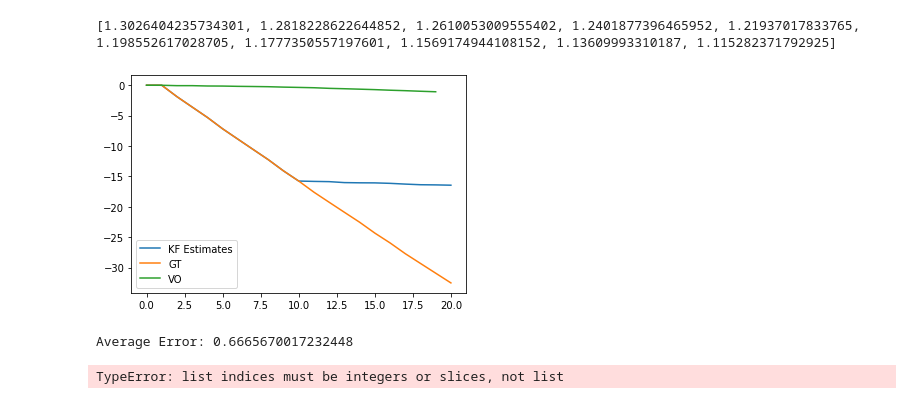
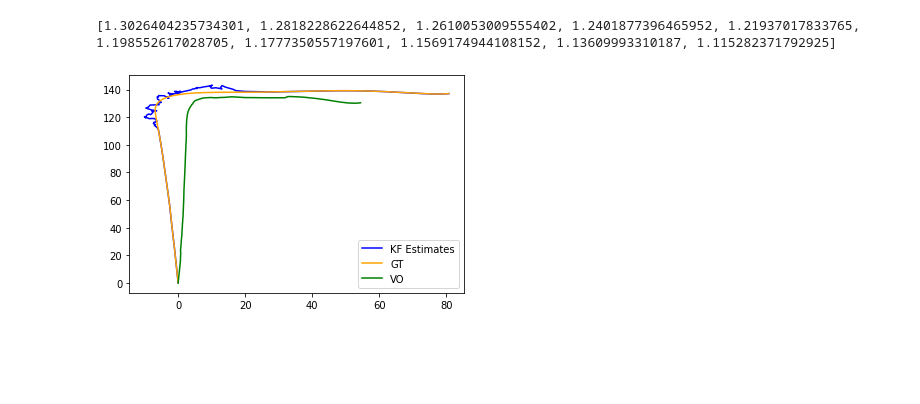
Before and after one commit to bchandaka/Machine_Vision_Final_Project, a Jupyter notebook: experimentation/kalman_finally.ipynb, the cells around one changed output. Saved outputs shown, nothing was run; the diff lists cells and outputs as text; code cells hidden in the pictures; blank space fills up the shorter version.

```diff
--- a/experimentation/kalman_finally.ipynb
+++ b/experimentation/kalman_finally.ipynb
@@ -214,19 +259,16 @@ H = np.array([
 # %%
-# data = load_data('2011_10_03', '0027')
-data = load_data('2011_09_26', '0001')
+data = load_data('2011_10_03', '0027')
+# data = load_data('2011_09_26', '0001')
 
-start_vec = np.array([0, 0])
+start_vec = np.array([0, 0, 0, 0])
 positions = []
 gt_positions = []
 kf = SensorFusion(start_vec, data)
-n_iter = 20
-kf.run(n_iter, A, B, P, Q, H)
+kf.setCutout(80,150)
+kf.setCutoutVar(10)
+n_iter = 200
+kf.run_default(n_iter)
 # %%
-kf.plot_res()
+kf.plot_res(False)
 # %% [output]
-[figure, old version]
+[figure, new version]
-# %%
-kf.get_metrics()
-# %% [output]
-Average Error: 0.6665670017232448
-TypeError: list indices must be integers or slices, not list
```
Also changed, not shown: parts of 11 cells of this notebook, 14 other files.
